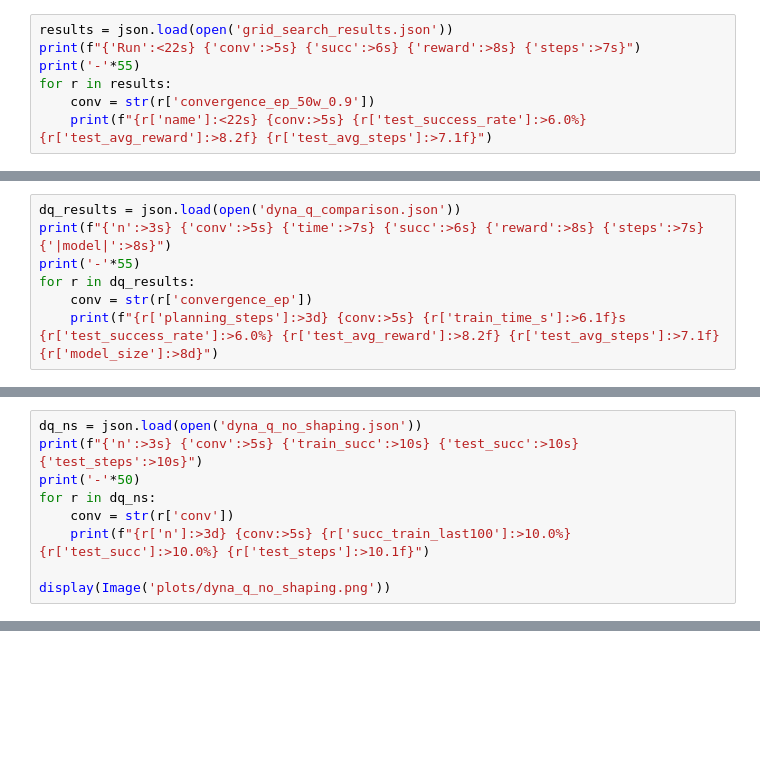
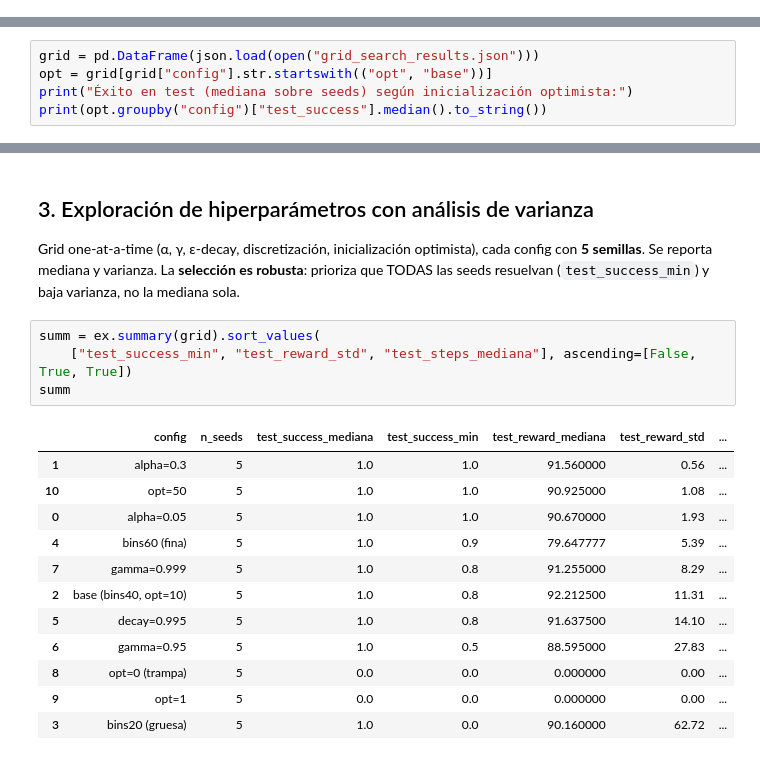
Before and after one commit to JuanCortabarria/obligatorioInteligenciaArtificial, a Jupyter notebook: Obligatorio Marzo 2026/MountainCarContinuous/continuous_mountain_car.ipynb, the cells around one changed output, grey strips where cells are left out. Saved outputs shown, nothing was run; the diff lists cells and outputs as text; blank space fills up the shorter version.

```diff
--- a/Obligatorio Marzo 2026/MountainCarContinuous/continuous_mountain_car.ipynb
+++ b/Obligatorio Marzo 2026/MountainCarContinuous/continuous_mountain_car.ipynb
@@ -101,7 +0,0 @@ Las corridas exitosas (test_success=100%) se ordenan por menor `test_avg_steps`
-# %%
-results = json.load(open('grid_search_results.json'))
-print(f"{'Run':<22s} {'conv':>5s} {'succ':>6s} {'reward':>8s} {'steps':>7s}")
-print('-'*55)
-for r in results:
-    conv = str(r['convergence_ep_50w_0.9'])
-    print(f"{r['name']:<22s} {conv:>5s} {r['test_success_rate']:>6.0%} {r['test_avg_reward']:>8.2f} {r['test_avg_steps']:>7.1f}")
@@ -146,7 +0,0 @@ Hicimos dos experimentos:
-# %%
-dq_results = json.load(open('dyna_q_comparison.json'))
-print(f"{'n':>3s} {'conv':>5s} {'time':>7s} {'succ':>6s} {'reward':>8s} {'steps':>7s} {'|model|':>8s}")
-print('-'*55)
-for r in dq_results:
-    conv = str(r['convergence_ep'])
-    print(f"{r['planning_steps']:>3d} {conv:>5s} {r['train_time_s']:>6.1f}s {r['test_success_rate']:>6.0%} {r['test_avg_reward']:>8.2f} {r['test_avg_steps']:>7.1f} {r['model_size']:>8d}")
@@ -162,9 +0,0 @@ Para demostrar que Dyna-Q SÍ ayuda en su régimen natural (reward muy sparso),
-# %%
-dq_ns = json.load(open('dyna_q_no_shaping.json'))
-print(f"{'n':>3s} {'conv':>5s} {'train_succ':>10s} {'test_succ':>10s} {'test_steps':>10s}")
-print('-'*50)
-for r in dq_ns:
-    conv = str(r['conv'])
-    print(f"{r['n']:>3d} {conv:>5s} {r['succ_train_last100']:>10.0%} {r['test_succ']:>10.0%} {r['test_steps']:>10.1f}")
-
-display(Image('plots/dyna_q_no_shaping.png'))
@@ -187,0 +42,5 @@ env.close()
+# %%
+grid = pd.DataFrame(json.load(open("grid_search_results.json")))
+opt = grid[grid["config"].str.startswith(("opt", "base"))]
+print("Éxito en test (mediana sobre seeds) según inicialización optimista:")
+print(opt.groupby("config")["test_success"].median().to_string())
@@ -187,0 +58,23 @@ env.close()
+# %% [markdown]
+## 3. Exploración de hiperparámetros con análisis de varianza
+
+Grid one-at-a-time (α, γ, ε-decay, discretización, inicialización optimista), cada config
+con **5 semillas**. Se reporta mediana y varianza. La **selección es robusta**: prioriza
+que TODAS las seeds resuelvan (`test_success_min`) y baja varianza, no la mediana sola.
+# %%
+summ = ex.summary(grid).sort_values(
+    ["test_success_min", "test_reward_std", "test_steps_mediana"], ascending=[False, True, True])
+summ
+# %% [output]
+|  | config | n_seeds | test_success_mediana | test_success_min | test_reward_mediana | test_reward_std | ... |
+| 1 | alpha=0.3 | 5 | 1.0 | 1.0 | 91.560000 | 0.56 | ... |
+| 10 | opt=50 | 5 | 1.0 | 1.0 | 90.925000 | 1.08 | ... |
+| 0 | alpha=0.05 | 5 | 1.0 | 1.0 | 90.670000 | 1.93 | ... |
+| 4 | bins60 (fina) | 5 | 1.0 | 0.9 | 79.647777 | 5.39 | ... |
+| 7 | gamma=0.999 | 5 | 1.0 | 0.8 | 91.255000 | 8.29 | ... |
+| 2 | base (bins40, opt=10) | 5 | 1.0 | 0.8 | 92.212500 | 11.31 | ... |
+| 5 | decay=0.995 | 5 | 1.0 | 0.8 | 91.637500 | 14.10 | ... |
+| 6 | gamma=0.95 | 5 | 1.0 | 0.5 | 88.595000 | 27.83 | ... |
+| 8 | opt=0 (trampa) | 5 | 0.0 | 0.0 | 0.000000 | 0.00 | ... |
+| 9 | opt=1 | 5 | 0.0 | 0.0 | 0.000000 | 0.00 | ... |
+| 3 | bins20 (gruesa) | 5 | 1.0 | 0.0 | 90.160000 | 62.72 | ... |
```
Also changed, not shown: parts of 42 cells of this notebook, 28 other files.
